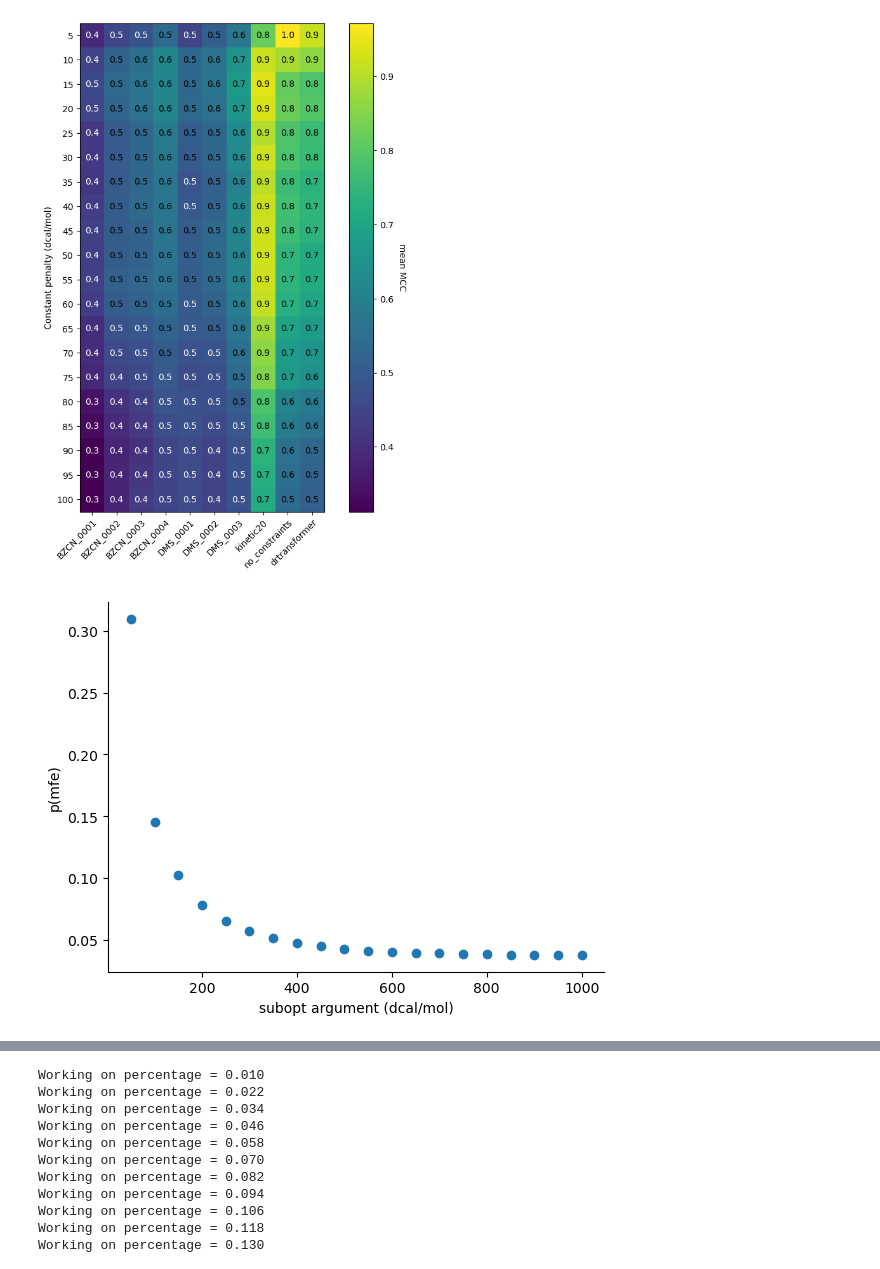
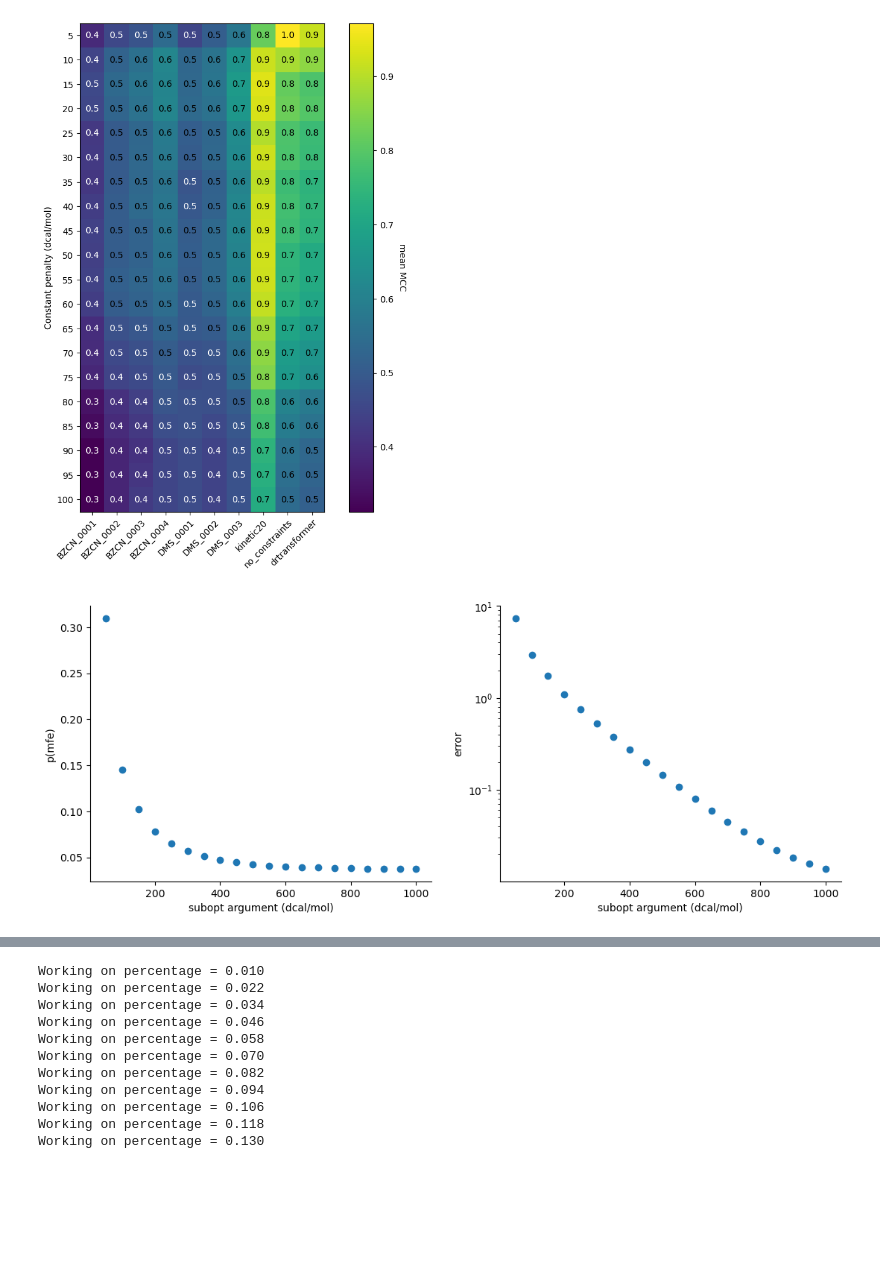
Before and after one commit to ErikPoppleton/kinetic_folder, a Jupyter notebook: SRP.ipynb, the cells around one changed output, grey strips where cells are left out. Drawn from its saved outputs; the diff is of its cells as text; code cells hidden in the pictures; blank space fills up the shorter version.

```diff
--- a/SRP.ipynb
+++ b/SRP.ipynb
@@ -509,32 +516,17 @@ for i in range(len(penalty_sweep)):
 # %% [output]
 [figure]
 # %%
-# And finally, let's try penalties based on ensemble folding of the structure.
+# Penalties based on probabilities of folding a given base pair
 pred_at_ens_pen = {}
 
 for p in penalties:
     print("working on penalty =", p)
     pred_at_ens_pen[p] = {}
     last_ensemble = []
-    for length in shape_data['kinetic20'].keys():
-        subseq = shape_data['kinetic20'][length]['seq']
-        if last_ensemble != []:
-            last_freqs = pairing_frequency(last_ensemble)
-        else:
-            last_freqs = np.zeros(len(subseq))
+    for length in shape_data[ref_name].keys():
+        subseq = shape_data[ref_name][length]['seq']
 
-        freqs = np.zeros((len(subseq), len(subseq)))
-        freqs[:len(last_freqs), :len(last_freqs)] = last_freqs
-
-        step_info = {
-            'freqs' : freqs,
-            'penalty' : int(p)
-        }
-        fc = RNA.fold_compound(subseq, mds)
-        fc.sc_add_f(penalize_barriers_ensemble)
-        fc.sc_add_data(step_info)
-        competing = fc.subopt(500)
-        last_ensemble = competing
+        last_ensemble = constant_ensemble_penalty(subseq, p, last_ensemble, md)
         pred_at_ens_pen[p][length] = last_ensemble[0].structure
 # %% [output]
 working on penalty = 5
@@ -633,12 +625,22 @@ for e in e_range:
     energies *= -1 * 1.624
     mfe_percent.append(np.exp(energies[0]) / np.sum(np.exp(energies)))
 # %%
-fig, ax = plt.subplots()
-ax.scatter(e_range, mfe_percent)
-ax.set_ylabel('p(mfe)')
-ax.set_xlabel('subopt argument (dcal/mol)')
-ax.spines['top'].set_visible(False)
-ax.spines['right'].set_visible(False)
+fig, ax = plt.subplots(1, 2, figsize=(13,4.8))
+ax[0].scatter(e_range, mfe_percent)
+ax[0].set_ylabel('p(mfe)')
+ax[0].set_xlabel('subopt argument (dcal/mol)')
+ax[0].spines['top'].set_visible(False)
+ax[0].spines['right'].set_visible(False)
+
+real = 0.0370808
+
+error = [(m - real)/real for m in mfe_percent]
+ax[1].scatter(e_range, error)
+ax[1].set_ylabel('error')
+ax[1].set_yscale('log')
+ax[1].set_xlabel('subopt argument (dcal/mol)')
+ax[1].spines['top'].set_visible(False)
+ax[1].spines['right'].set_visible(False)
 plt.show()
 # %% [output]
-[figure, old version]
+[figure, new version]
```
Also changed, not shown: parts of 21 cells of this notebook, 2 other files.
